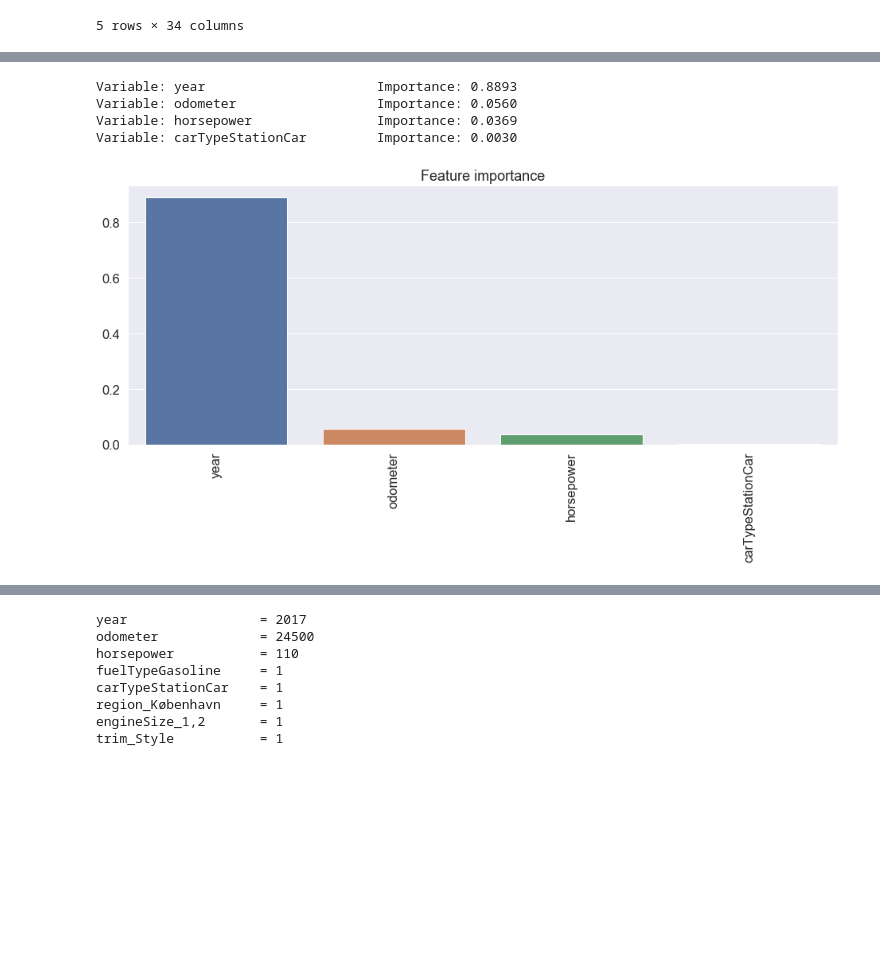
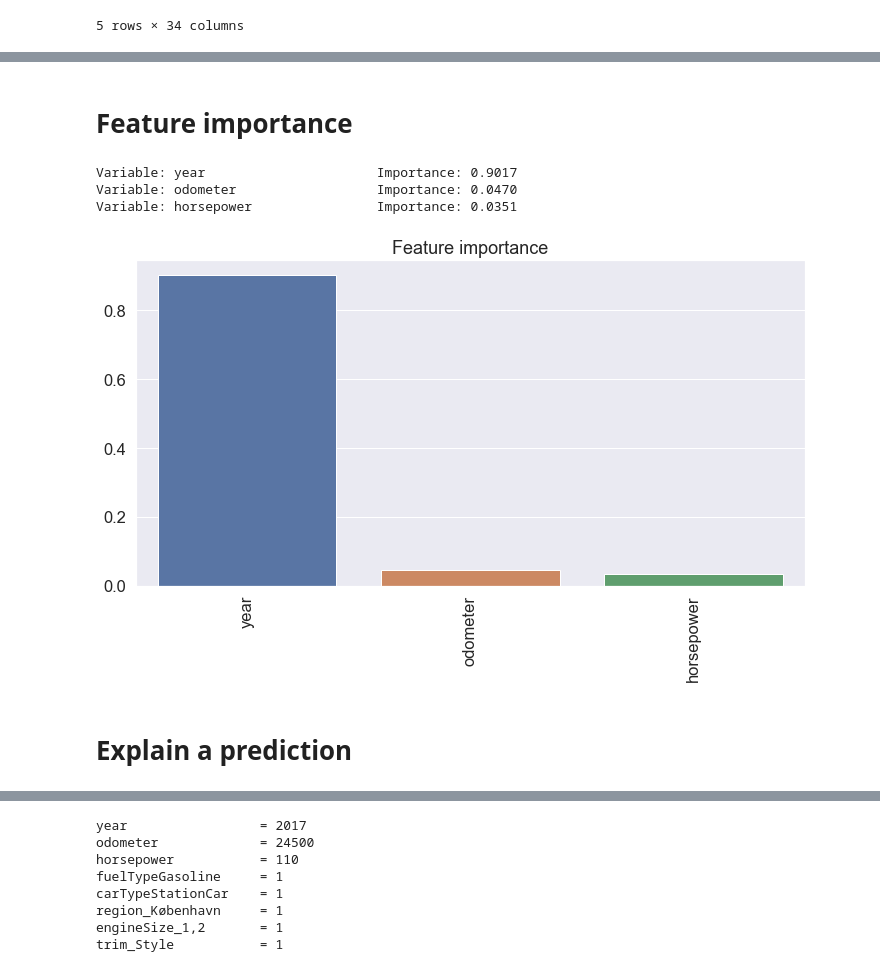
Before and after one commit to tjansson60/car_sale_model, a Jupyter notebook: predictive_price_model.ipynb, the cells around one changed output, grey strips where cells are left out. Drawn from its saved outputs; the diff is of its cells as text; code cells hidden in the pictures; blank space fills up the shorter version.

Commit message:
Updated with hyper parameter tuning

```diff
--- a/predictive_price_model.ipynb
+++ b/predictive_price_model.ipynb
@@ -78,9 +90,9 @@ train_features, test_features, train_labels, test_labels = train_test_split(feat
 # %%
 # Instantiate model with X decision trees
-rf = RandomForestRegressor(n_estimators=10000)
+model_rf = RandomForestRegressor() # Baseline values
 
 # Train the model on training data
-rf.fit(train_features, train_labels)
+model_rf.fit(train_features, train_labels)
 # %% [output]
 RandomForestRegressor(bootstrap=True, criterion='mse', max_depth=None,
            max_features='auto', max_leaf_nodes=None,
@@ -133,0 +226,23 @@ df_out.sort_values('absError', ascending=True).head(5)
+# %%
+# Instantiate model with X decision trees
+model_rf_tuned = RandomForestRegressor(**tuned_params)
+
+# Train the tuned model on training data
+model_rf_tuned.fit(train_features, train_labels)
+
+# Selected model
+model_selected = RandomForestRegressor(
+    n_estimators=5000,
+    max_depth=40,
+    max_features='auto',
+    max_leaf_nodes=100,
+    min_samples_leaf=1,
+    min_samples_split=2,
+)
+
+# Train the tuned model on training data
+model_selected.fit(train_features, train_labels)
+
+print_model_metrics('Baseline', model_rf)
+print_model_metrics('Tuned model', model_rf_tuned)
+print_model_metrics('Selected model', model_selected)
@@ -134,28 +264,31 @@ df_out.sort_values('absError', ascending=True).head(5)
+# %% [markdown]
+# Feature importance
 # %%
 # Get numerical feature importances
-importances = rf.feature_importances_.tolist()
+importances = model_selected.feature_importances_.tolist()
 
 # List of tuples with variable and importance
 feature_importances = [(feature, importance) for feature, importance in zip(feature_list, importances)]
 
 # Sort the feature importances by most important first
 feature_importances = sorted(feature_importances, key=lambda x: x[1], reverse=True)
 
 # Print out the feature and importances
-[print(f'Variable: {f:25} Importance: {i:.4f}') for f,i in feature_importances if i > 0.0015];
+[print(f'Variable: {f:25} Importance: {i:.4f}') for f,i in feature_importances if i > 0.01];
 
-plt.rcParams["figure.figsize"] =(16,6)
-_feature    = [f for f,i in feature_importances if i > 0.0015]
-_importance = [i for f,i in feature_importances if i > 0.0015]
+plt.rcParams["figure.figsize"] =(12,6)
+_feature    = [f for f,i in feature_importances if i > 0.01]
+_importance = [i for f,i in feature_importances if i > 0.01]
 ax = sns.barplot(x=_feature, y=_importance)
 ax.set_xticklabels(ax.get_xticklabels(),rotation=90);
 ax.set_title('Feature importance');
 # %% [output]
-Variable: year                      Importance: 0.8893
-Variable: odometer                  Importance: 0.0560
-Variable: horsepower                Importance: 0.0369
-Variable: carTypeStationCar         Importance: 0.0030
+Variable: year                      Importance: 0.9017
+Variable: odometer                  Importance: 0.0470
+Variable: horsepower                Importance: 0.0351
-[figure, old version]
+[figure, new version]
+# %% [markdown]
+# Explain a prediction
 # %%
 categorical_features = np.argwhere(np.array([len(set(features[:,x])) for x in range(features.shape[1])]) <= 10).flatten()
 explainer = lime.lime_tabular.LimeTabularExplainer(train_features,
```
Also changed, not shown: parts of 19 cells of this notebook.
